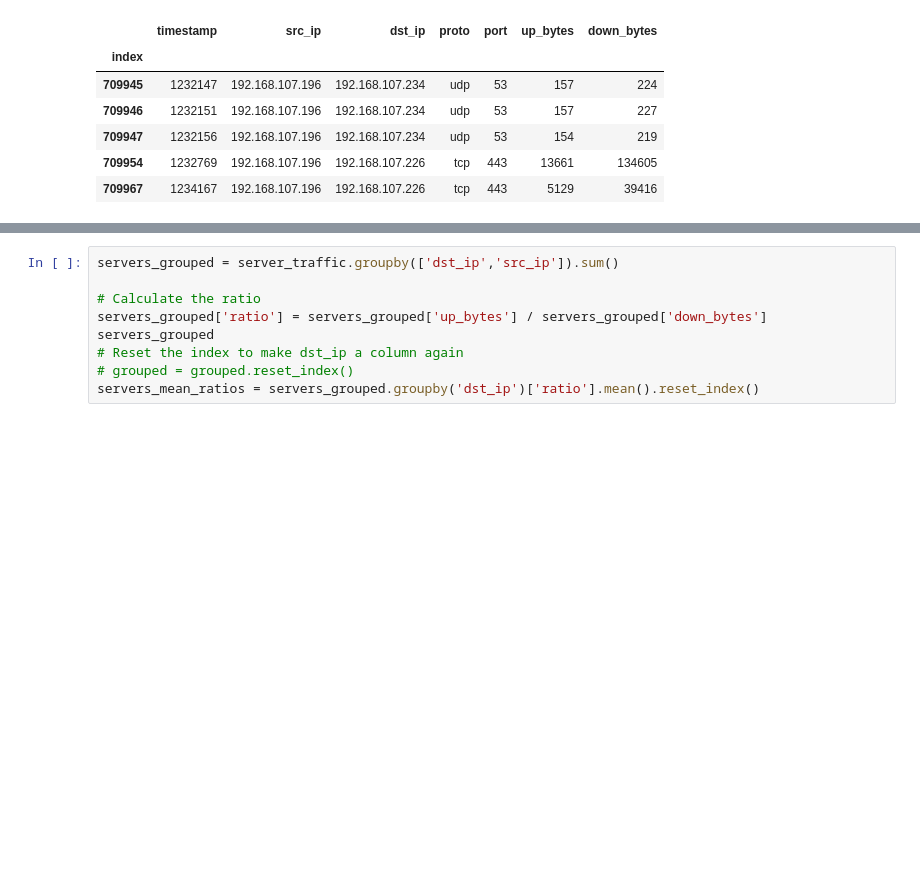
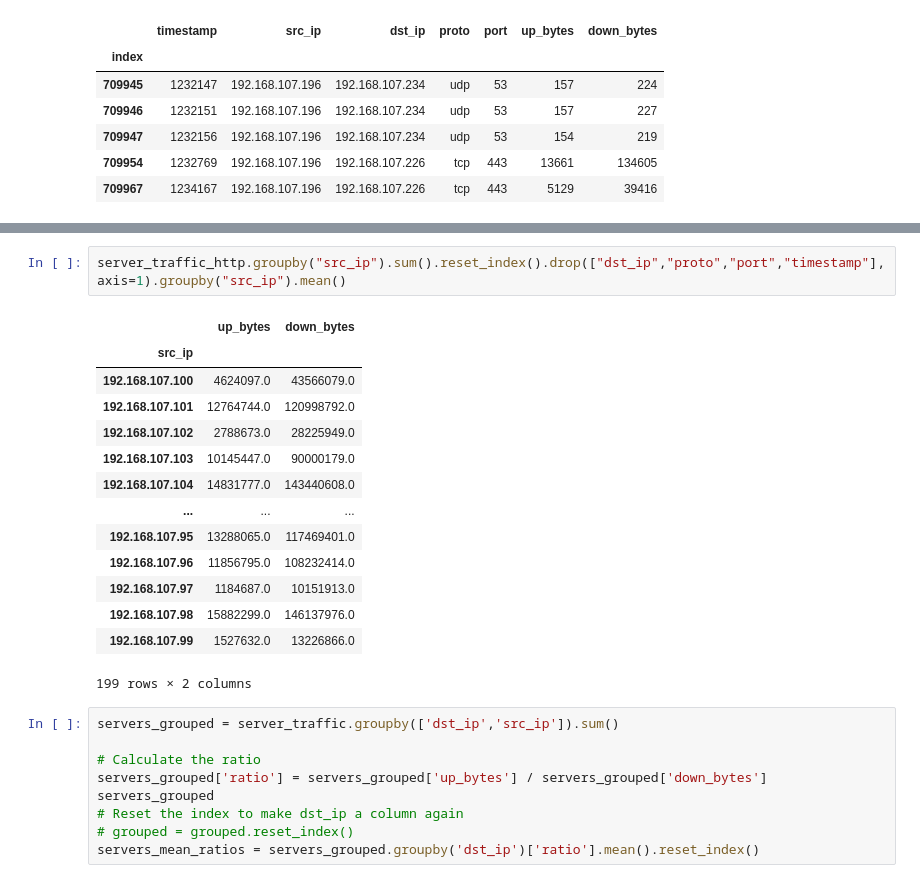
Before and after one commit to Pedro-Lopes-Frisson/srcp2, a Jupyter notebook: DataNormal.ipynb, the cells around one changed output, grey strips where cells are left out. Saved outputs shown, nothing was run; the diff lists cells and outputs as text; blank space fills up the shorter version.

```diff
--- a/DataNormal.ipynb
+++ b/DataNormal.ipynb
@@ -98,3 +296,20 @@ server_traffic.head()
+# %%
+server_traffic_http.groupby("src_ip").sum().reset_index().drop(["dst_ip","proto","port","timestamp"],axis=1).groupby("src_ip").mean()
+# %% [output]
+|  | up_bytes | down_bytes |
+| src_ip |  |  |
+| 192.168.107.100 | 4624097.0 | 43566079.0 |
+| 192.168.107.101 | 12764744.0 | 120998792.0 |
+| 192.168.107.102 | 2788673.0 | 28225949.0 |
+| 192.168.107.103 | 10145447.0 | 90000179.0 |
+| 192.168.107.104 | 14831777.0 | 143440608.0 |
+| ... | ... | ... |
+| 192.168.107.95 | 13288065.0 | 117469401.0 |
+| 192.168.107.96 | 11856795.0 | 108232414.0 |
+| 192.168.107.97 | 1184687.0 | 10151913.0 |
+| 192.168.107.98 | 15882299.0 | 146137976.0 |
+| 192.168.107.99 | 1527632.0 | 13226866.0 |
+199 rows × 2 columns
 # %%
 servers_grouped = server_traffic.groupby(['dst_ip','src_ip']).sum()
 
```
Also changed, not shown: parts of 24 cells of this notebook, 6 other files.
